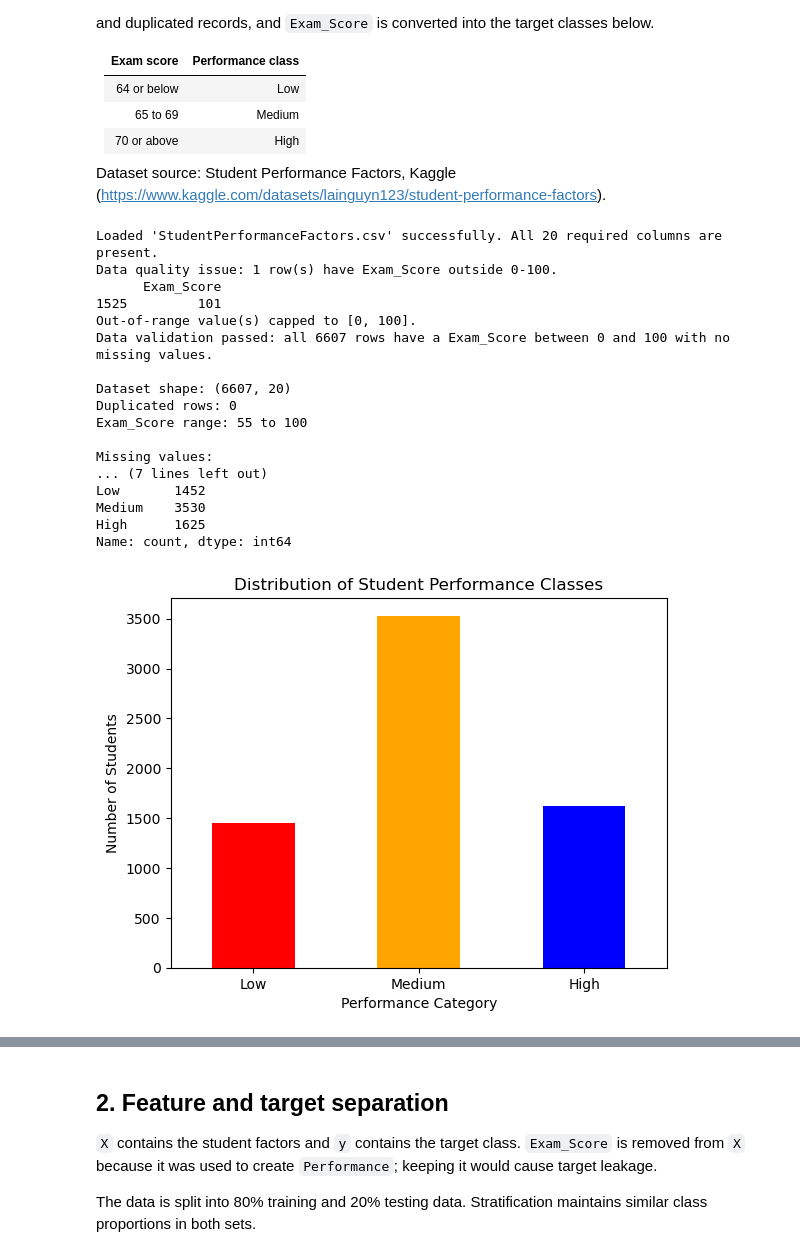
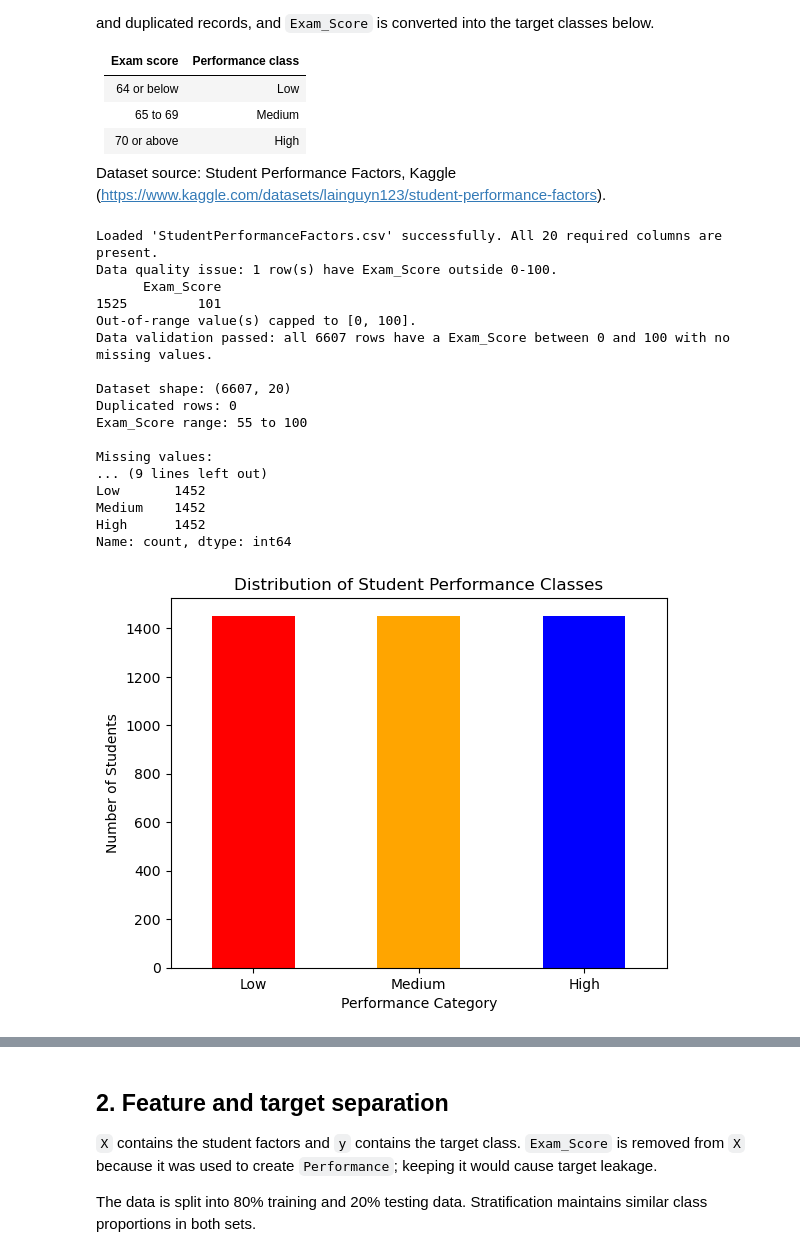
Before and after one commit to Hao0819/Machine-Learning-Supervised---Student-Academic-Performance-Prediction, a Jupyter notebook: KNN.ipynb, the cells around one changed output, grey strips where cells are left out. Cells and saved outputs as stored; diff of their text form; code cells hidden in the pictures.

Commit message:
balance the data set

```diff
--- a/KNN.ipynb
+++ b/KNN.ipynb
@@ -165,37 +165,60 @@ if df["Performance"].isnull().any():
 
 empty_classes = class_counts[class_counts == 0].index.tolist()
 if empty_classes:
     raise ValueError(f"These performance classes have no records: {empty_classes}")
 
+# Class balancing: undersample every class down to the smallest class size, so the
+# model cannot score well simply by favouring Medium, which is the largest group.
+CLASS_BALANCE_RANDOM_STATE = 42
+smallest_class_size = int(class_counts.min())
+original_row_count = df.shape[0]
+
+balanced_index = (
+    df.groupby("Performance", observed=True)
+      .sample(n=smallest_class_size, random_state=CLASS_BALANCE_RANDOM_STATE)
+      .index
+)
+df = df.loc[balanced_index].sort_index().reset_index(drop=True)
+
+class_counts = df["Performance"].value_counts().reindex(class_order)
+
+assert class_counts.nunique() == 1, "Classes are not balanced after undersampling."
+
+print()
+print(
+    f"Class balancing: undersampled every class to {smallest_class_size} records "
+    f"({original_row_count} rows -> {df.shape[0]} rows)."
+)
+
 print()
 print("Performance class distribution:")
 print(class_counts)
 
 class_counts.plot(kind="bar", color=["red", "orange", "blue"])
 plt.title("Distribution of Student Performance Classes")
 plt.xlabel("Performance Category")
 plt.ylabel("Number of Students")
 plt.xticks(rotation=0)
 plt.show()
 # %% [output]
 Loaded 'StudentPerformanceFactors.csv' successfully. All 20 required columns are present.
 Data quality issue: 1 row(s) have Exam_Score outside 0-100.
       Exam_Score
 1525         101
 Out-of-range value(s) capped to [0, 100].
 Data validation passed: all 6607 rows have a Exam_Score between 0 and 100 with no missing values.
 
 Dataset shape: (6607, 20)
 Duplicated rows: 0
 Exam_Score range: 55 to 100
 
 Missing values:
-... (7 lines left out)
+... (9 lines left out)
 Low       1452
-Medium    3530
-High      1625
+Medium    1452
+High      1452
 Name: count, dtype: int64
-[figure, old version]
+[figure, new version]
 # %% [markdown]
 ## 1a. Feature engineering
 
```
Also changed, not shown: parts of 12 cells of this notebook, 3 other files.
